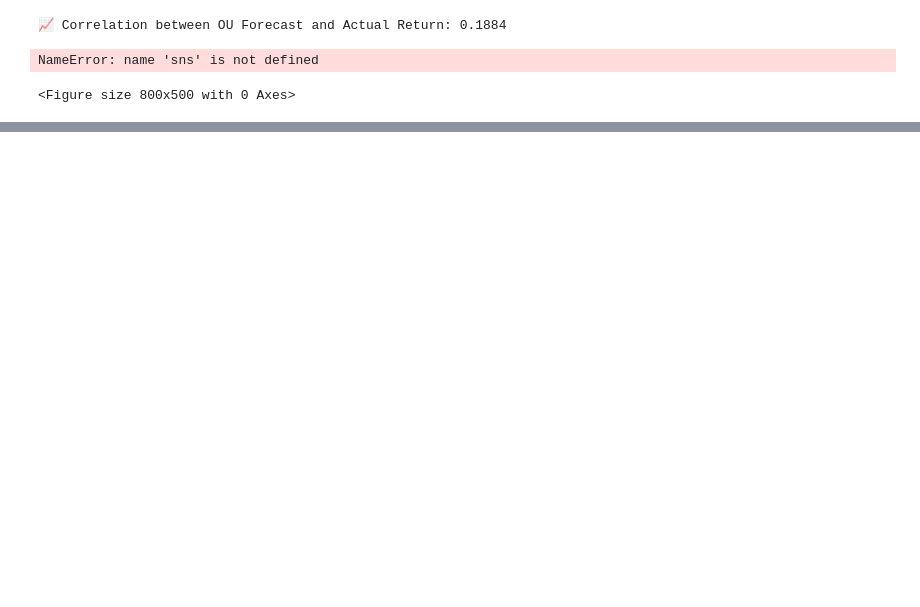
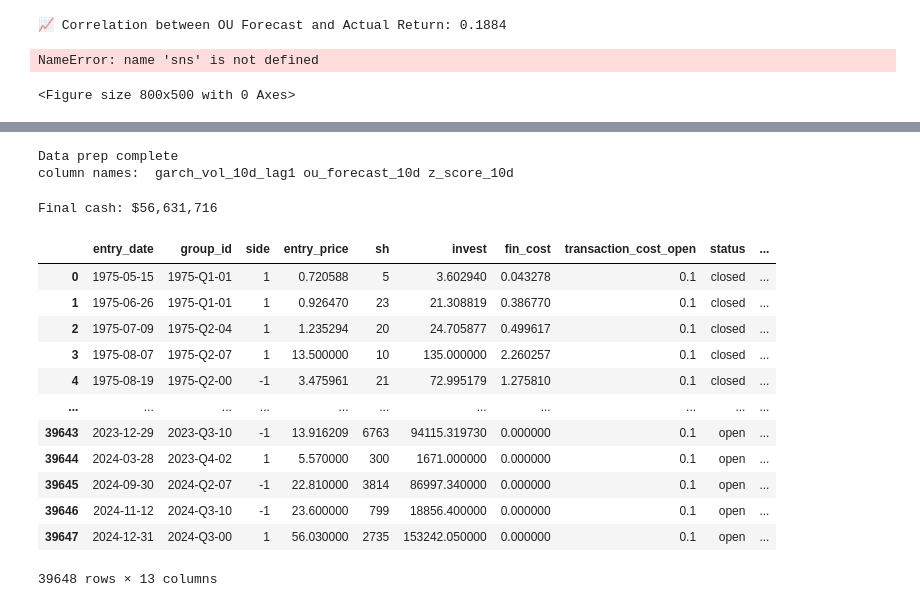
Before and after one commit to komalniraula/ml-quant-eval, a Jupyter notebook: Analysis for modeling.ipynb, the cells around one changed output, grey strips where cells are left out. Drawn from its saved outputs; the diff is of its cells as text; code cells hidden in the pictures; blank space fills up the shorter version.

```diff
--- a/Analysis for modeling.ipynb
+++ b/Analysis for modeling.ipynb
@@ -286,7 +287,7 @@ plot_vol_and_return_analysis(df, ticker='AAPL', horizon=5, start_year=2020)
 # Example Run
 df = df.sort_values('date')
 # %%
-def prepare_trade_data(df, z_score_col='z_score_5d'):
+def prepare_trade_data_bef(df, z_score_col='z_score_5d'):
     """
     Prepares and cleans the DataFrame for backtesting by removing rows with NaNs
     in critical trading columns.
@@ -884,0 +816,13 @@ NameError: name 'sns' is not defined
+# %%
+# ────────────────────────────────────────────────────────────────────────────────
+# Column-name helper (unchanged – just paste your own version if you prefer)
+# ────────────────────────────────────────────────────────────────────────────────
+def get_forecast_columns(horizon:int, include_actual_vol:bool=False):
+    garch  = f"garch_vol_{horizon}d_lag1"
+    ou     = f"ou_forecast_{horizon}d"
+    z      = f"z_score_{horizon}d"
+    if include_actual_vol:
+        av        = f"actual_vol_{horizon}d"
+        av_lag    = f"{av}_lag1"
+        return garch, ou, z, av, av_lag
+    return garch, ou, z
@@ -884,0 +885,9 @@ NameError: name 'sns' is not defined
+# %%
+# ────────────────────────────────────────────────────────────────────────────────
+# Constants
+# ────────────────────────────────────────────────────────────────────────────────
+TCOST_PER_SHARE = 0.10          # $0.10 in & $0.10 out
+FIN_SPREAD_LONG = 0.015         # +1.5 % over fed-funds when long
+FIN_SPREAD_SHORT = 0.010        # +1.0 % rebate when short
+CALENDAR_DAYS   = 365           # for financing accrual
+TRADING_DAYS    = 252           # for Sharpe etc.
@@ -884,0 +1233,21 @@ NameError: name 'sns' is not defined
+# %%
+trades_10 = backtest(df, aum=100_000_000, horizon=10, z_threshold=1.2)
+
+trades_10
+# %% [output]
+Data prep complete
+column names:  garch_vol_10d_lag1 ou_forecast_10d z_score_10d
+Final cash: $56,631,716
+|  | entry_date | group_id | side | entry_price | sh | invest | fin_cost | transaction_cost_open | status | ... |
+| 0 | 1975-05-15 | 1975-Q1-01 | 1 | 0.720588 | 5 | 3.602940 | 0.043278 | 0.1 | closed | ... |
+| 1 | 1975-06-26 | 1975-Q1-01 | 1 | 0.926470 | 23 | 21.308819 | 0.386770 | 0.1 | closed | ... |
+| 2 | 1975-07-09 | 1975-Q2-04 | 1 | 1.235294 | 20 | 24.705877 | 0.499617 | 0.1 | closed | ... |
+| 3 | 1975-08-07 | 1975-Q2-07 | 1 | 13.500000 | 10 | 135.000000 | 2.260257 | 0.1 | closed | ... |
+| 4 | 1975-08-19 | 1975-Q2-00 | -1 | 3.475961 | 21 | 72.995179 | 1.275810 | 0.1 | closed | ... |
+| ... | ... | ... | ... | ... | ... | ... | ... | ... | ... | ... |
+| 39643 | 2023-12-29 | 2023-Q3-10 | -1 | 13.916209 | 6763 | 94115.319730 | 0.000000 | 0.1 | open | ... |
+| 39644 | 2024-03-28 | 2023-Q4-02 | 1 | 5.570000 | 300 | 1671.000000 | 0.000000 | 0.1 | open | ... |
+| 39645 | 2024-09-30 | 2024-Q2-07 | -1 | 22.810000 | 3814 | 86997.340000 | 0.000000 | 0.1 | open | ... |
+| 39646 | 2024-11-12 | 2024-Q3-10 | -1 | 23.600000 | 799 | 18856.400000 | 0.000000 | 0.1 | open | ... |
+| 39647 | 2024-12-31 | 2024-Q3-00 | 1 | 56.030000 | 2735 | 153242.050000 | 0.000000 | 0.1 | open | ... |
+39648 rows × 13 columns
```
Also changed, not shown: parts of 35 cells of this notebook.
